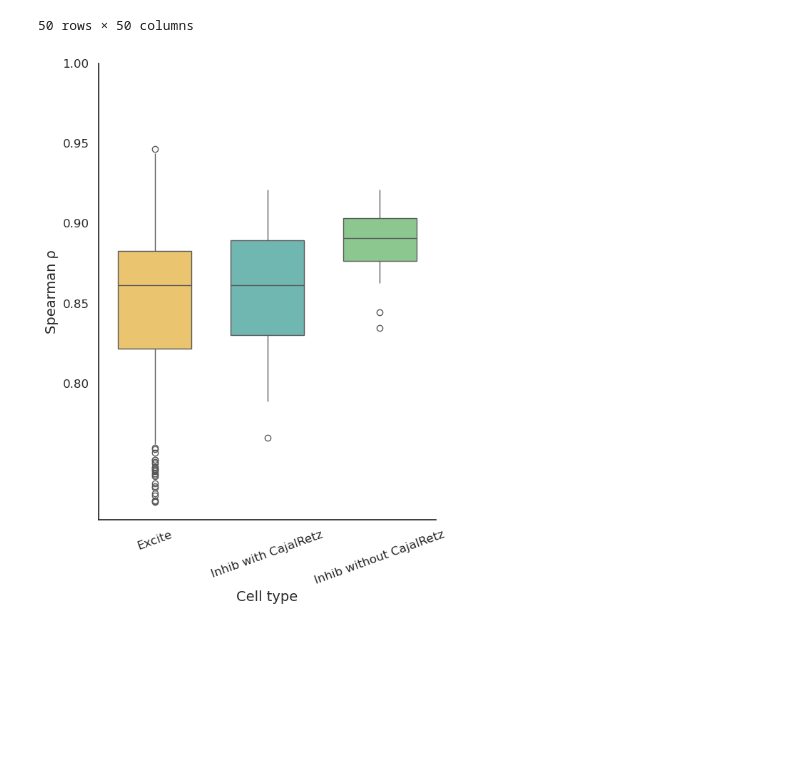
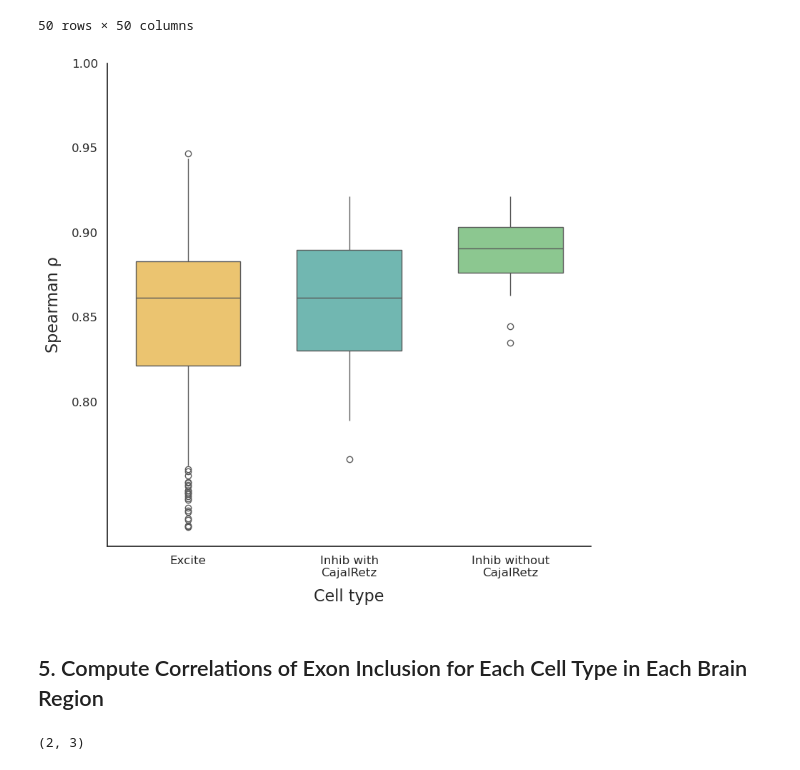
Before and after one commit to aimeenhile/fall25-csc-bioinf, a Jupyter notebook: final-project/src/exon_inclusion/analysis.ipynb, the cells around one changed output. Saved outputs shown, nothing was run; the diff lists cells and outputs as text; code cells hidden in the pictures; blank space fills up the shorter version.

```diff
--- a/final-project/src/exon_inclusion/analysis.ipynb
+++ b/final-project/src/exon_inclusion/analysis.ipynb
@@ -343,42 +343,57 @@ df_4b = preprocess_subtype(CN_subtype)
 import seaborn as sns
 import matplotlib.pyplot as plt
 
-cts_pal2 = {'Excite': '#ffcc5c', 'Inhib with CajalRetz': '#65c3ba', 'Inhib without CajalRetz': '#82d188'}
+cts_pal2 = {'Excite': '#ffcc5c', 'Inhib with\nCajalRetz': '#65c3ba', 'Inhib without\nCajalRetz': '#82d188'}
 
 bplot_label = {
     "Excite": "Excite",
-    "Inh_wCR": "Inhib with CajalRetz",
-    "Inhib": "Inhib without CajalRetz"
+    "Inh_wCR": "Inhib with\nCajalRetz",
+    "Inhib": "Inhib without\nCajalRetz"
 }
 
 bplot = df_4b.copy()
 bplot["Type"] = bplot["Type"].map(bplot_label)
 
-plt.figure(figsize=(6,8))
+plt.figure(figsize=(8,8))
 
 sns.boxplot(
     data=bplot,
     x="Type",
     y="CorValue",
     hue="Type",
     native_scale=True,
     whis=1.0,
     showcaps=False,
     palette=cts_pal2,
     width=0.65,
 )
 
 sns.despine()
 
-plt.xlabel("Cell type", fontsize=14)
-plt.ylabel("Spearman ρ", fontsize=14)
+plt.xlabel("Cell type", fontsize=16,labelpad=10)
+plt.ylabel("Spearman ρ", fontsize=16, labelpad=10)
 
 plt.yticks([0.80, 0.85, 0.90, 0.95, 1.00], fontsize=12)
-plt.xticks(fontsize=12, rotation=20)
+plt.xticks(fontsize=12)
 
 plt.tight_layout()
 
 plt.savefig("../plots/boxplot.png", dpi=300, bbox_inches="tight")
 plt.show()
 # %% [output]
-[figure, old version]
+[figure, new version]
+# %% [markdown]
+## 5. Compute Correlations of Exon Inclusion for Each Cell Type in Each Brain Region
+# %%
+timepoints = ["P14", "P21", "P28", "P56"]
+regions = ["Hippocampus", "VisCortex"]
+
+
+combs = np.array([
+    timepoints[0:3],  # P14,P21,P28
+    timepoints[1:4]   # P21,P28,P56
+])
+
+combs.shape
+# %% [output]
+(2, 3)
```
Also changed, not shown: parts of 6 cells of this notebook, 4 other files.
